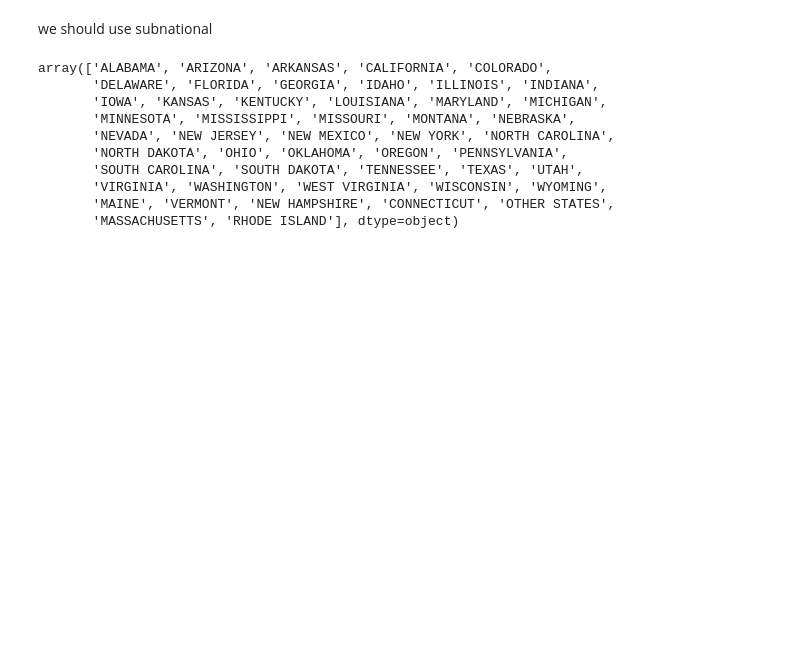
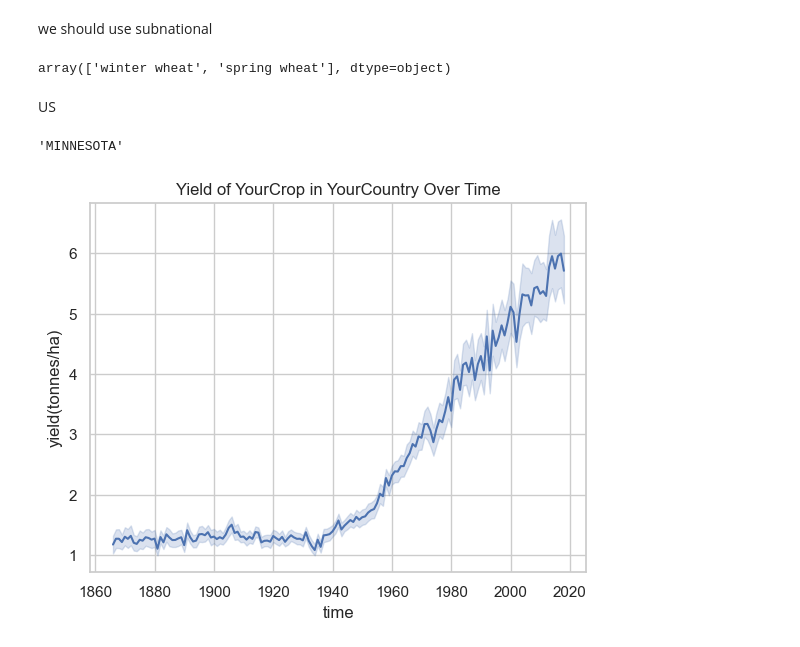
Before and after one commit to HannahCimene/TrioData_Masters, a Jupyter notebook: Files/crops/crops_emalisa.ipynb, the cells around one changed output. Cells and saved outputs as stored; diff of their text form; code cells hidden in the pictures; blank space fills up the shorter version.

```diff
--- a/Files/crops/crops_emalisa.ipynb
+++ b/Files/crops/crops_emalisa.ipynb
@@ -384,15 +384,31 @@ df_cereals
 # %% [markdown]
 we should use subnational
 # %%
-df[df['national'] == 'United States'].subnational.unique()
+df[df['national'] == 'Netherlands'].crop.unique()
 # %% [output]
-array(['ALABAMA', 'ARIZONA', 'ARKANSAS', 'CALIFORNIA', 'COLORADO',
-       'DELAWARE', 'FLORIDA', 'GEORGIA', 'IDAHO', 'ILLINOIS', 'INDIANA',
-       'IOWA', 'KANSAS', 'KENTUCKY', 'LOUISIANA', 'MARYLAND', 'MICHIGAN',
-       'MINNESOTA', 'MISSISSIPPI', 'MISSOURI', 'MONTANA', 'NEBRASKA',
-       'NEVADA', 'NEW JERSEY', 'NEW MEXICO', 'NEW YORK', 'NORTH CAROLINA',
-       'NORTH DAKOTA', 'OHIO', 'OKLAHOMA', 'OREGON', 'PENNSYLVANIA',
-       'SOUTH CAROLINA', 'SOUTH DAKOTA', 'TENNESSEE', 'TEXAS', 'UTAH',
-       'VIRGINIA', 'WASHINGTON', 'WEST VIRGINIA', 'WISCONSIN', 'WYOMING',
-       'MAINE', 'VERMONT', 'NEW HAMPSHIRE', 'CONNECTICUT', 'OTHER STATES',
-       'MASSACHUSETTS', 'RHODE ISLAND'], dtype=object)
+array(['winter wheat', 'spring wheat'], dtype=object)
+# %% [markdown]
+US
+# %%
+country_counts = df['subnational'].value_counts()
+
+# Get the country with the most rows
+country_counts.idxmax()
+# %% [output]
+'MINNESOTA'
+# %%
+# Filter the DataFrame to include data for a specific country and crop
+filtered_data = df[df['national'] == 'United States']
+
+# Create a line plot
+sns.lineplot(data=filtered_data, x='year', y='yield(tonnes/ha)')
+
+# Set labels and title
+plt.xlabel('time')
+plt.ylabel('yield(tonnes/ha)')
+plt.title('Yield of YourCrop in YourCountry Over Time')
+
+# Show the plot
+plt.show()
+# %% [output]
+[figure, added]
```
Also changed, not shown: parts of 12 cells of this notebook.
